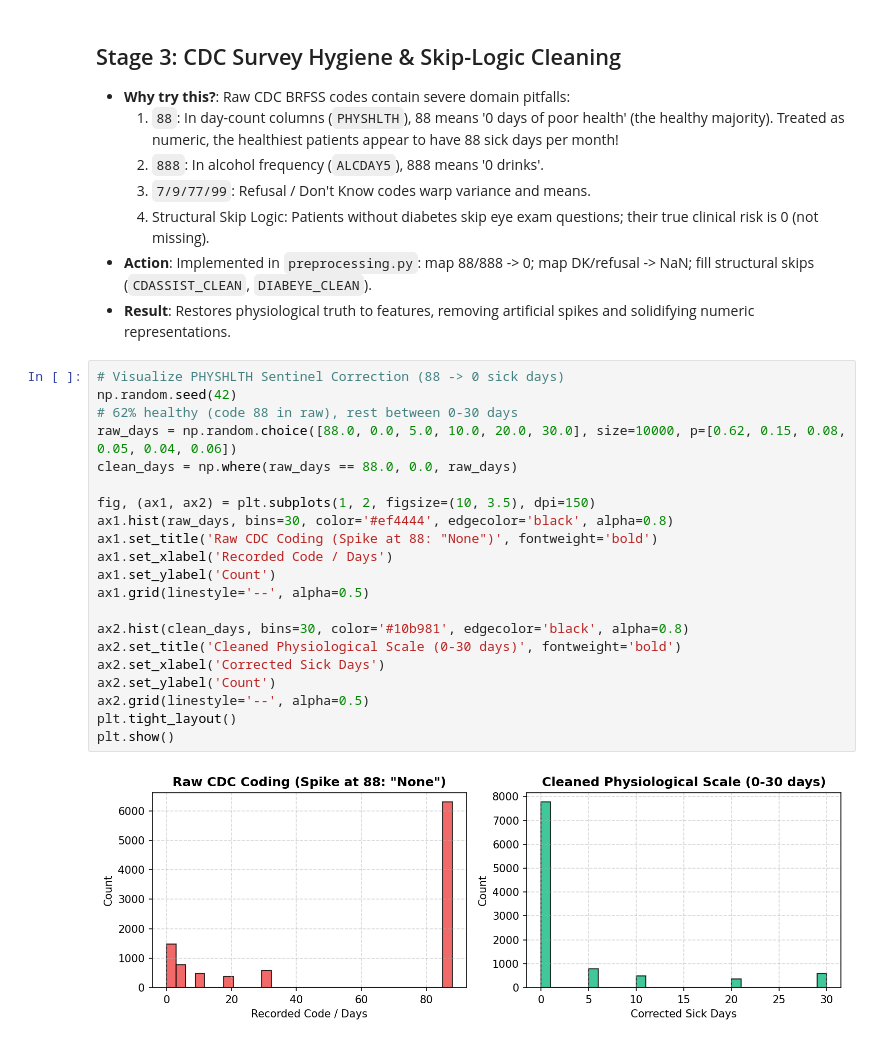
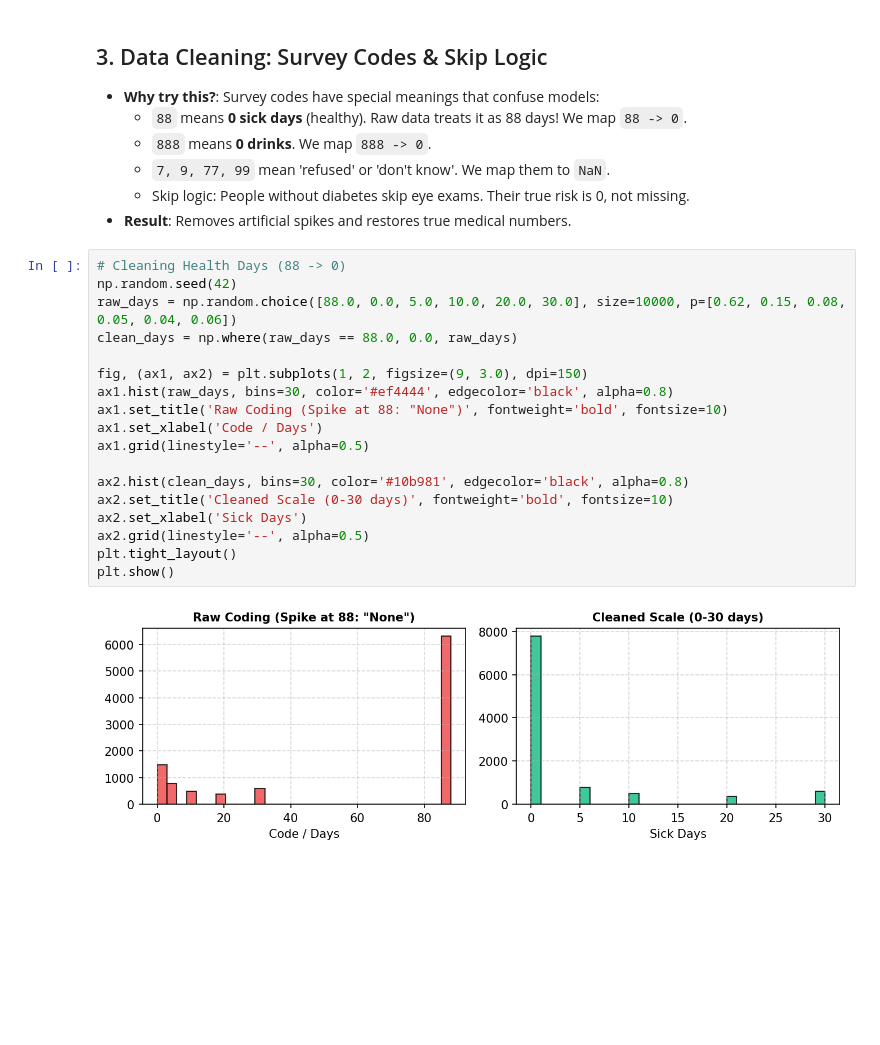
Before and after one commit to Zhiqian-Zhou/ML_Project1, a Jupyter notebook: notebooks/02_sota_progression.ipynb, the cells around one changed output. Cells and saved outputs as stored; diff of their text form; blank space fills up the shorter version.

```diff
--- a/notebooks/02_sota_progression.ipynb
+++ b/notebooks/02_sota_progression.ipynb
@@ -100,33 +99,29 @@ plt.show()
-# %% [markdown]
-## Stage 3: CDC Survey Hygiene & Skip-Logic Cleaning
-
-- **Why try this?**: Raw CDC BRFSS codes contain severe domain pitfalls:
-  1. `88`: In day-count columns (`PHYSHLTH`), 88 means '0 days of poor health' (the healthy majority). Treated as numeric, the healthiest patients appear to have 88 sick days per month!
-  2. `888`: In alcohol frequency (`ALCDAY5`), 888 means '0 drinks'.
-  3. `7/9/77/99`: Refusal / Don't Know codes warp variance and means.
-  4. Structural Skip Logic: Patients without diabetes skip eye exam questions; their true clinical risk is 0 (not missing).
-- **Action**: Implemented in `preprocessing.py`: map 88/888 -> 0; map DK/refusal -> NaN; fill structural skips (`CDASSIST_CLEAN`, `DIABEYE_CLEAN`).
-- **Result**: Restores physiological truth to features, removing artificial spikes and solidifying numeric representations.
+# %% [markdown]
+## 3. Data Cleaning: Survey Codes & Skip Logic
+
+- **Why try this?**: Survey codes have special meanings that confuse models:
+  - `88` means **0 sick days** (healthy). Raw data treats it as 88 days! We map `88 -> 0`.
+  - `888` means **0 drinks**. We map `888 -> 0`.
+  - `7, 9, 77, 99` mean 'refused' or 'don't know'. We map them to `NaN`.
+  - Skip logic: People without diabetes skip eye exams. Their true risk is 0, not missing.
+- **Result**: Removes artificial spikes and restores true medical numbers.
 # %%
-# Visualize PHYSHLTH Sentinel Correction (88 -> 0 sick days)
+# Cleaning Health Days (88 -> 0)
 np.random.seed(42)
-# 62% healthy (code 88 in raw), rest between 0-30 days
 raw_days = np.random.choice([88.0, 0.0, 5.0, 10.0, 20.0, 30.0], size=10000, p=[0.62, 0.15, 0.08, 0.05, 0.04, 0.06])
 clean_days = np.where(raw_days == 88.0, 0.0, raw_days)
 
-fig, (ax1, ax2) = plt.subplots(1, 2, figsize=(10, 3.5), dpi=150)
+fig, (ax1, ax2) = plt.subplots(1, 2, figsize=(9, 3.0), dpi=150)
 ax1.hist(raw_days, bins=30, color='#ef4444', edgecolor='black', alpha=0.8)
-ax1.set_title('Raw CDC Coding (Spike at 88: "None")', fontweight='bold')
-ax1.set_xlabel('Recorded Code / Days')
-ax1.set_ylabel('Count')
+ax1.set_title('Raw Coding (Spike at 88: "None")', fontweight='bold', fontsize=10)
+ax1.set_xlabel('Code / Days')
 ax1.grid(linestyle='--', alpha=0.5)
 
 ax2.hist(clean_days, bins=30, color='#10b981', edgecolor='black', alpha=0.8)
-ax2.set_title('Cleaned Physiological Scale (0-30 days)', fontweight='bold')
-ax2.set_xlabel('Corrected Sick Days')
-ax2.set_ylabel('Count')
+ax2.set_title('Cleaned Scale (0-30 days)', fontweight='bold', fontsize=10)
+ax2.set_xlabel('Sick Days')
 ax2.grid(linestyle='--', alpha=0.5)
 plt.tight_layout()
 plt.show()
 # %% [output]
-[figure, old version]
+[figure, new version]
```
Also changed, not shown: parts of 16 cells of this notebook, 2 other files.
